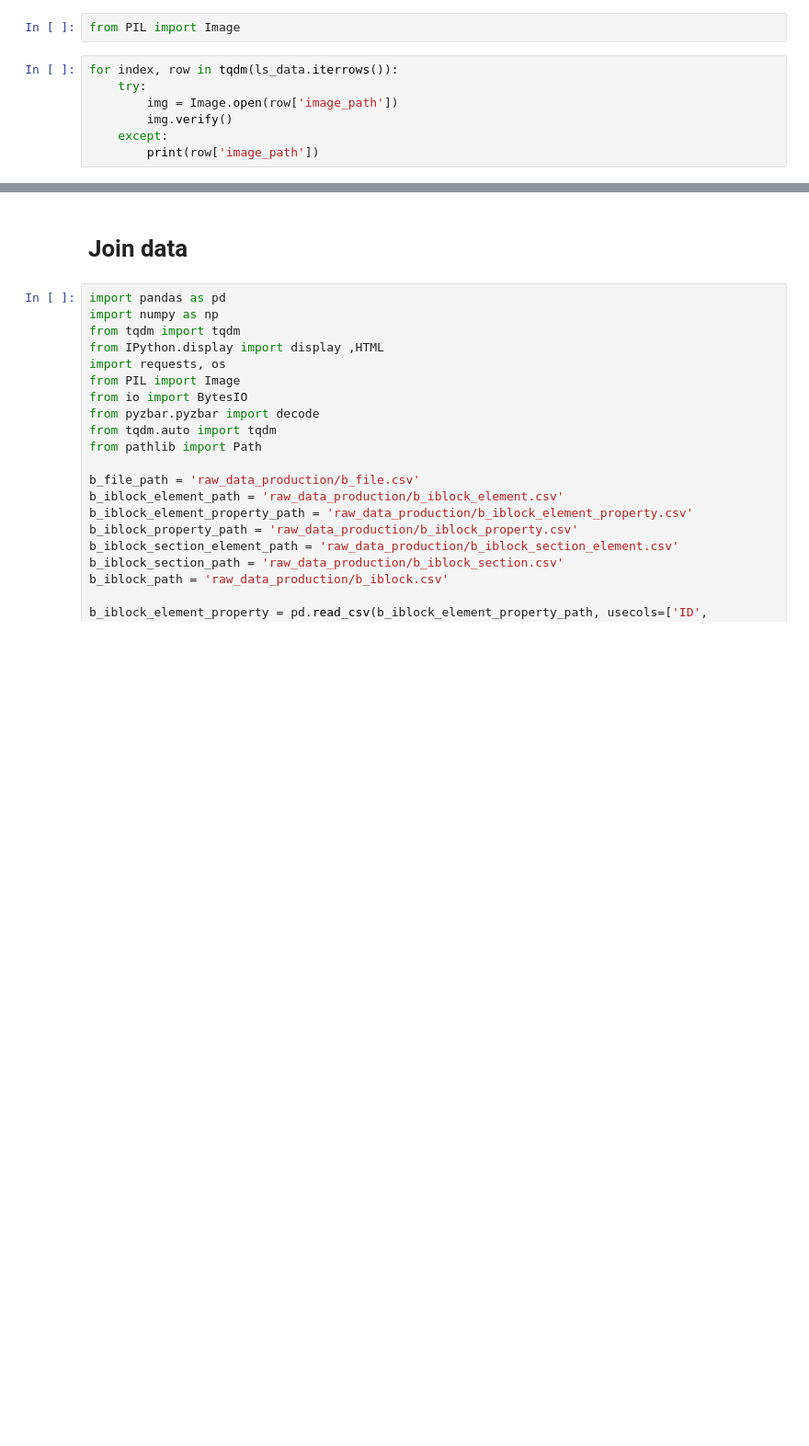
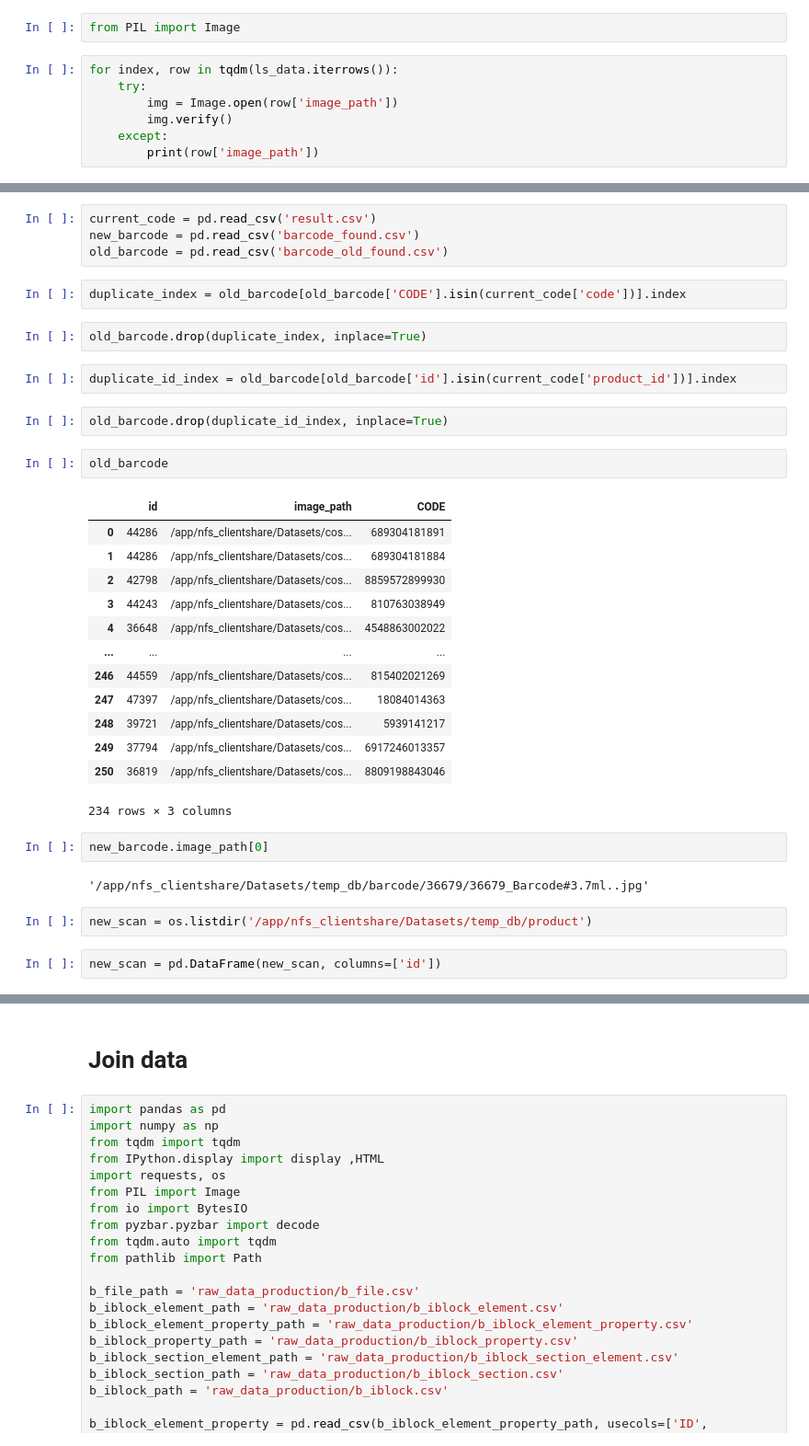
Before and after one commit to suthipongg/Similarity_model, a Jupyter notebook: db_cosmenet/move_file.ipynb, the cells around one changed output, grey strips where cells are left out. Shown at 92% size. Saved outputs shown, nothing was run; the diff lists cells and outputs as text; blank space fills up the shorter version.

```diff
--- a/db_cosmenet/move_file.ipynb
+++ b/db_cosmenet/move_file.ipynb
@@ -52,0 +59,36 @@ for index, row in tqdm(ls_data.iterrows()):
+# %%
+current_code = pd.read_csv('result.csv')
+new_barcode = pd.read_csv('barcode_found.csv')
+old_barcode = pd.read_csv('barcode_old_found.csv')
+# %%
+duplicate_index = old_barcode[old_barcode['CODE'].isin(current_code['code'])].index
+# %%
+old_barcode.drop(duplicate_index, inplace=True)
+# %%
+duplicate_id_index = old_barcode[old_barcode['id'].isin(current_code['product_id'])].index
+# %%
+old_barcode.drop(duplicate_id_index, inplace=True)
+# %%
+old_barcode
+# %% [output]
+|  | id | image_path | CODE |
+| 0 | 44286 | /app/nfs_clientshare/Datasets/cos... | 689304181891 |
+| 1 | 44286 | /app/nfs_clientshare/Datasets/cos... | 689304181884 |
+| 2 | 42798 | /app/nfs_clientshare/Datasets/cos... | 8859572899930 |
+| 3 | 44243 | /app/nfs_clientshare/Datasets/cos... | 810763038949 |
+| 4 | 36648 | /app/nfs_clientshare/Datasets/cos... | 4548863002022 |
+| ... | ... | ... | ... |
+| 246 | 44559 | /app/nfs_clientshare/Datasets/cos... | 815402021269 |
+| 247 | 47397 | /app/nfs_clientshare/Datasets/cos... | 18084014363 |
+| 248 | 39721 | /app/nfs_clientshare/Datasets/cos... | 5939141217 |
+| 249 | 37794 | /app/nfs_clientshare/Datasets/cos... | 6917246013357 |
+| 250 | 36819 | /app/nfs_clientshare/Datasets/cos... | 8809198843046 |
+234 rows × 3 columns
+# %%
+new_barcode.image_path[0]
+# %% [output]
+'/app/nfs_clientshare/Datasets/temp_db/barcode/36679/36679_Barcode#3.7ml..jpg'
+# %%
+new_scan = os.listdir('/app/nfs_clientshare/Datasets/temp_db/product')
+# %%
+new_scan = pd.DataFrame(new_scan, columns=['id'])
```
Also changed, not shown: parts of 10 cells of this notebook, 1 other file.
